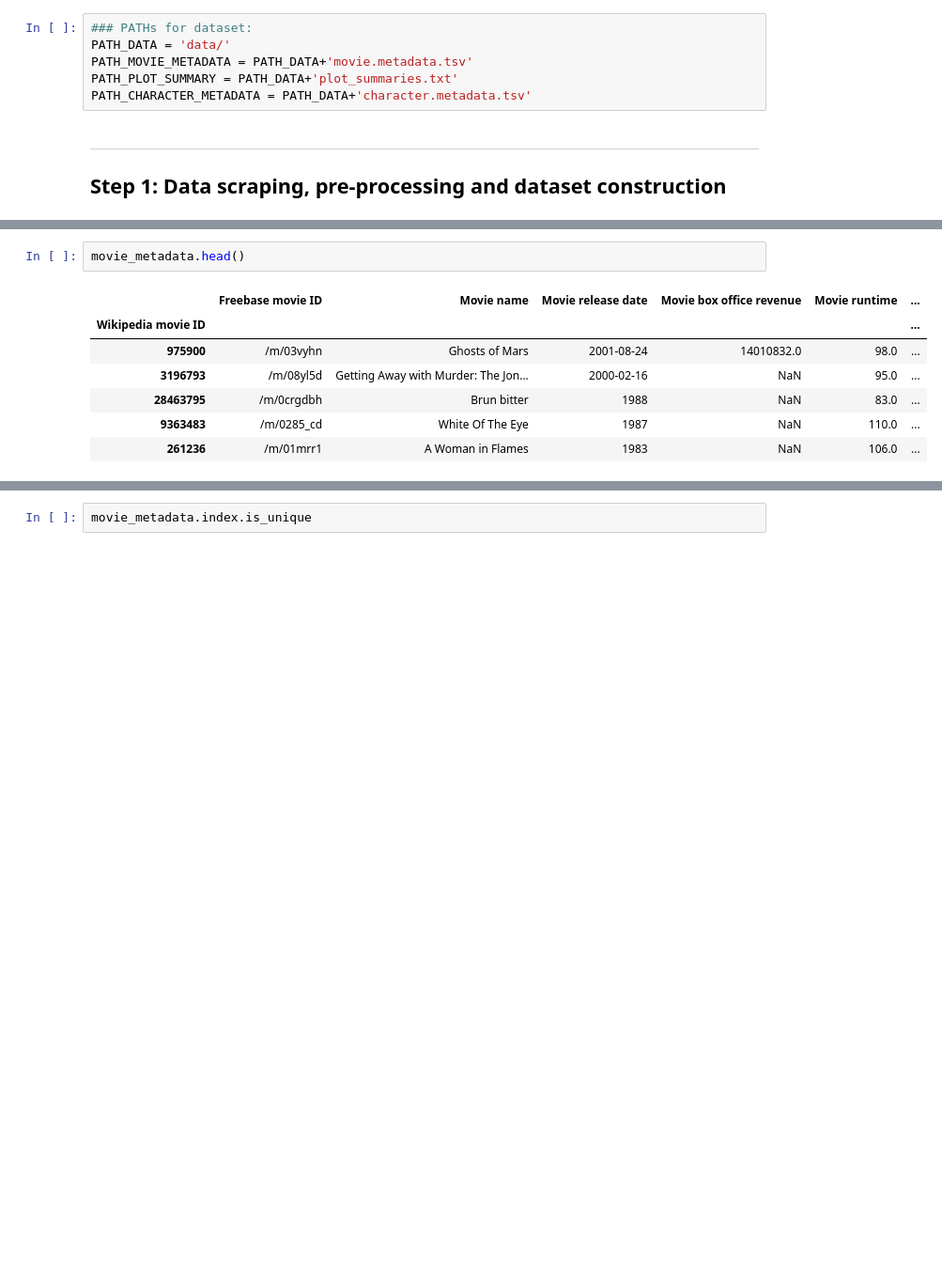
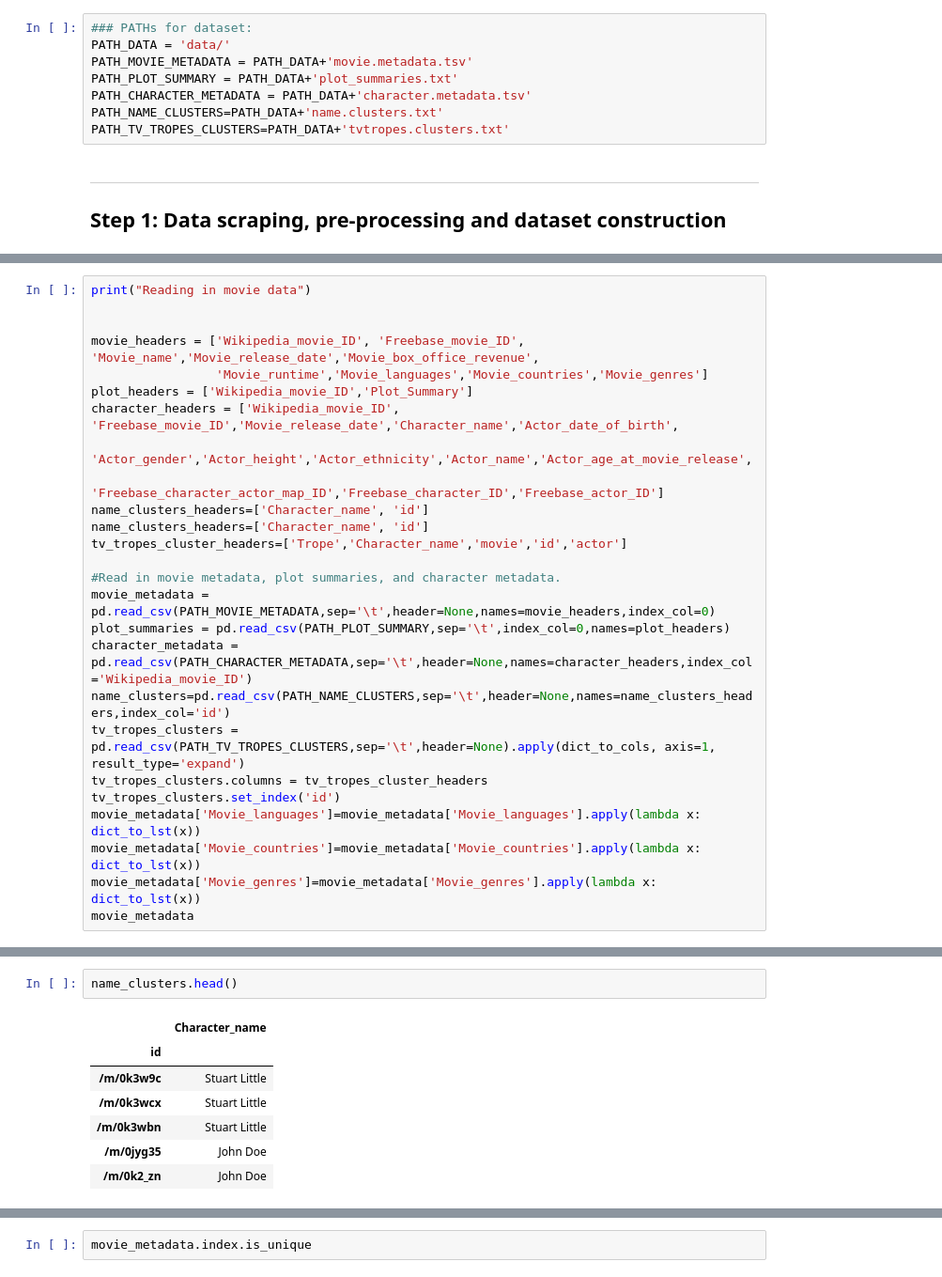
Before and after one commit to epfl-ada/ada-2022-project-cyga, a Jupyter notebook: preprocessing.ipynb, the cells around one changed output, grey strips where cells are left out. Shown: that part at 94% size. Saved outputs shown, nothing was run; the diff lists cells and outputs as text; blank space fills up the shorter version.

```diff
--- a/preprocessing.ipynb
+++ b/preprocessing.ipynb
@@ -74,6 +76,8 @@ PATH_DATA = 'data/'
 PATH_MOVIE_METADATA = PATH_DATA+'movie.metadata.tsv'
 PATH_PLOT_SUMMARY = PATH_DATA+'plot_summaries.txt'
 PATH_CHARACTER_METADATA = PATH_DATA+'character.metadata.tsv'
+PATH_NAME_CLUSTERS=PATH_DATA+'name.clusters.txt'
+PATH_TV_TROPES_CLUSTERS=PATH_DATA+'tvtropes.clusters.txt'
 # %% [markdown]
 ---
 ## **Step 1: Data scraping, pre-processing and dataset construction** <a id="Step-1"> </a>
@@ -95,0 +102,26 @@ Reading in movie data
+# %%
+print("Reading in movie data")
+
+
+movie_headers = ['Wikipedia_movie_ID', 'Freebase_movie_ID', 'Movie_name','Movie_release_date','Movie_box_office_revenue',
+                 'Movie_runtime','Movie_languages','Movie_countries','Movie_genres']
+plot_headers = ['Wikipedia_movie_ID','Plot_Summary']
+character_headers = ['Wikipedia_movie_ID', 'Freebase_movie_ID','Movie_release_date','Character_name','Actor_date_of_birth',
+                     'Actor_gender','Actor_height','Actor_ethnicity','Actor_name','Actor_age_at_movie_release',
+                     'Freebase_character_actor_map_ID','Freebase_character_ID','Freebase_actor_ID']
+name_clusters_headers=['Character_name', 'id']
+name_clusters_headers=['Character_name', 'id']
+tv_tropes_cluster_headers=['Trope','Character_name','movie','id','actor']
+
+#Read in movie metadata, plot summaries, and character metadata.
+movie_metadata = pd.read_csv(PATH_MOVIE_METADATA,sep='\t',header=None,names=movie_headers,index_col=0)
+plot_summaries = pd.read_csv(PATH_PLOT_SUMMARY,sep='\t',index_col=0,names=plot_headers)
+character_metadata = pd.read_csv(PATH_CHARACTER_METADATA,sep='\t',header=None,names=character_headers,index_col='Wikipedia_movie_ID')
+name_clusters=pd.read_csv(PATH_NAME_CLUSTERS,sep='\t',header=None,names=name_clusters_headers,index_col='id')
+tv_tropes_clusters = pd.read_csv(PATH_TV_TROPES_CLUSTERS,sep='\t',header=None).apply(dict_to_cols, axis=1, result_type='expand')
+tv_tropes_clusters.columns = tv_tropes_cluster_headers
+tv_tropes_clusters.set_index('id')
+movie_metadata['Movie_languages']=movie_metadata['Movie_languages'].apply(lambda x: dict_to_lst(x))
+movie_metadata['Movie_countries']=movie_metadata['Movie_countries'].apply(lambda x: dict_to_lst(x))
+movie_metadata['Movie_genres']=movie_metadata['Movie_genres'].apply(lambda x: dict_to_lst(x))
+movie_metadata
@@ -96,10 +146,10 @@ Reading in movie data
 # %%
-movie_metadata.head()
+name_clusters.head()
 # %% [output]
-|  | Freebase movie ID | Movie name | Movie release date | Movie box office revenue | Movie runtime | ... |
-| Wikipedia movie ID |  |  |  |  |  | ... |
-| 975900 | /m/03vyhn | Ghosts of Mars | 2001-08-24 | 14010832.0 | 98.0 | ... |
-| 3196793 | /m/08yl5d | Getting Away with Murder: The Jon... | 2000-02-16 | NaN | 95.0 | ... |
-| 28463795 | /m/0crgdbh | Brun bitter | 1988 | NaN | 83.0 | ... |
-| 9363483 | /m/0285_cd | White Of The Eye | 1987 | NaN | 110.0 | ... |
-| 261236 | /m/01mrr1 | A Woman in Flames | 1983 | NaN | 106.0 | ... |
+|  | Character_name |
+| id |  |
+| /m/0k3w9c | Stuart Little |
+| /m/0k3wcx | Stuart Little |
+| /m/0k3wbn | Stuart Little |
+| /m/0jyg35 | John Doe |
+| /m/0k2_zn | John Doe |
```
Also changed, not shown: parts of 95 cells of this notebook, 3 other files.
